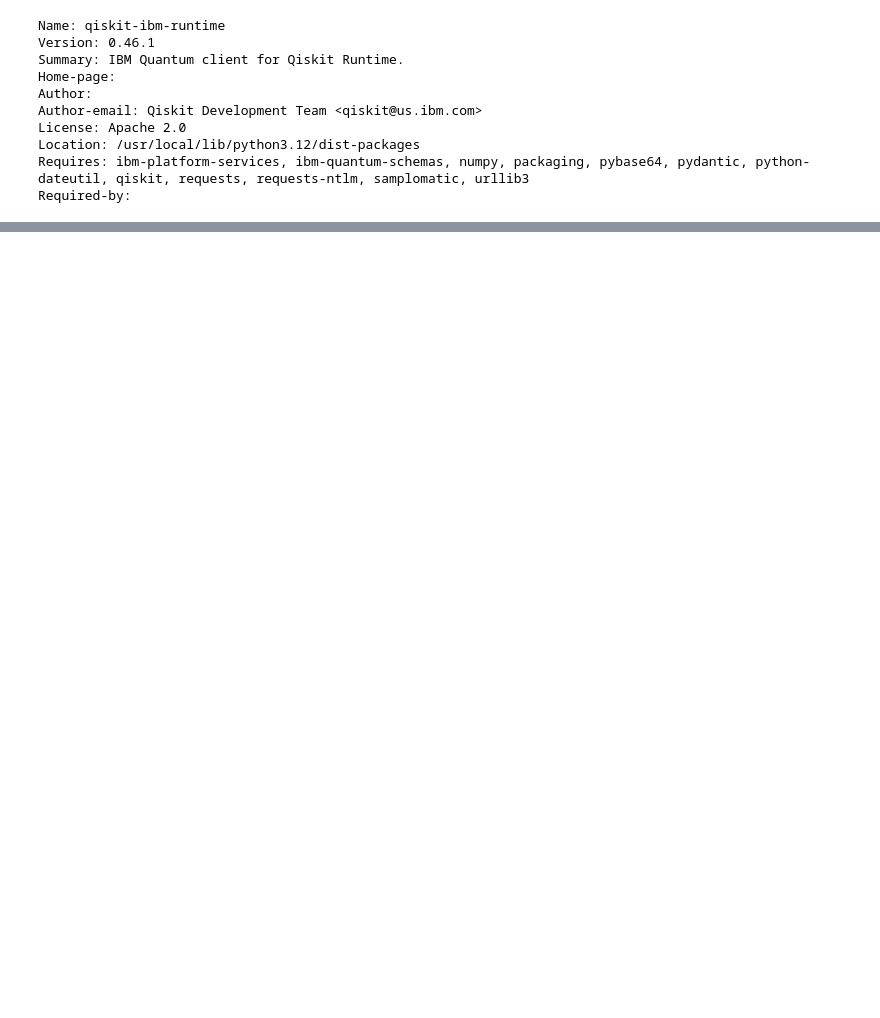
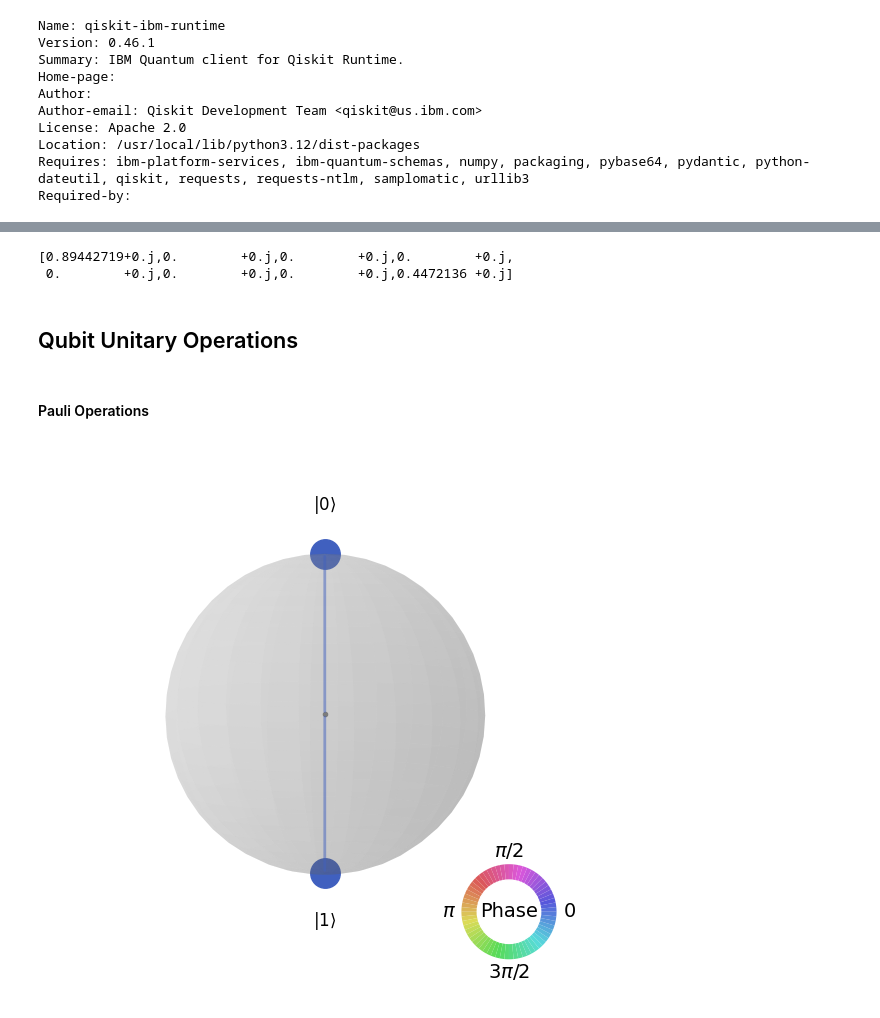
Before and after one commit to ManishSahani24/Quantum-Error-Correction, a Jupyter notebook: Quantum_Error_Correction.ipynb, the cells around one changed output, grey strips where cells are left out. Saved outputs shown, nothing was run; the diff lists cells and outputs as text; code cells hidden in the pictures; blank space fills up the shorter version.

```diff
--- a/Quantum_Error_Correction.ipynb
+++ b/Quantum_Error_Correction.ipynb
@@ -66,0 +144,17 @@ qc.draw('mpl')
+# %%
+print(state.draw('text'))
+# %% [output]
+[0.89442719+0.j,0.        +0.j,0.        +0.j,0.        +0.j,
+ 0.        +0.j,0.        +0.j,0.        +0.j,0.4472136 +0.j]
+# %% [markdown]
+## Qubit Unitary Operations
+# %% [markdown]
+#### Pauli Operations
+# %%
+qc = QuantumCircuit(1)
+qc.h(0)
+
+state = Statevector.from_instruction(qc)
+plot_state_qsphere(state)
+# %% [output]
+[figure, added]
```
Also changed, not shown: parts of 14 cells of this notebook.
